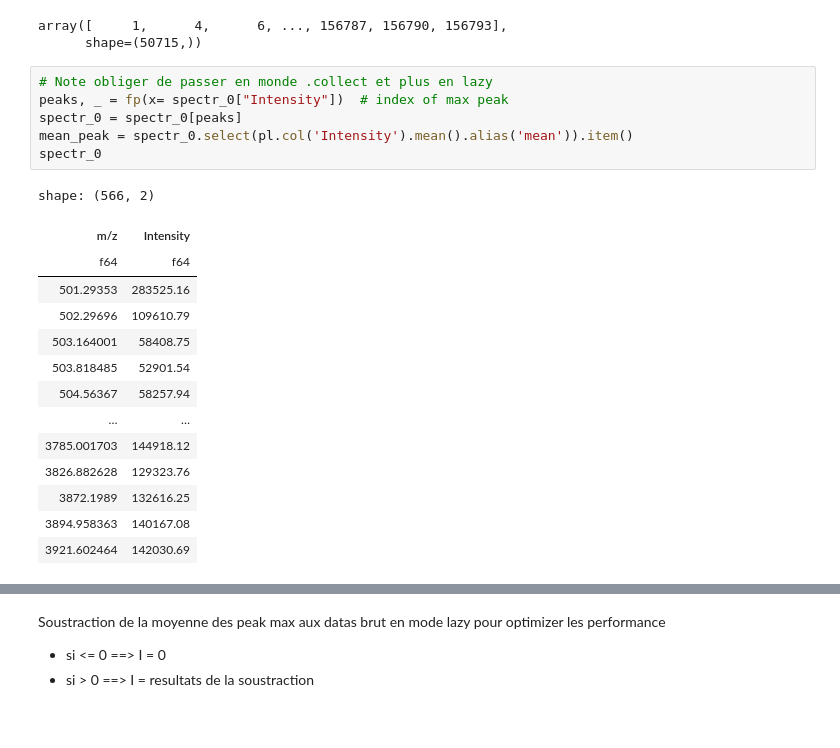
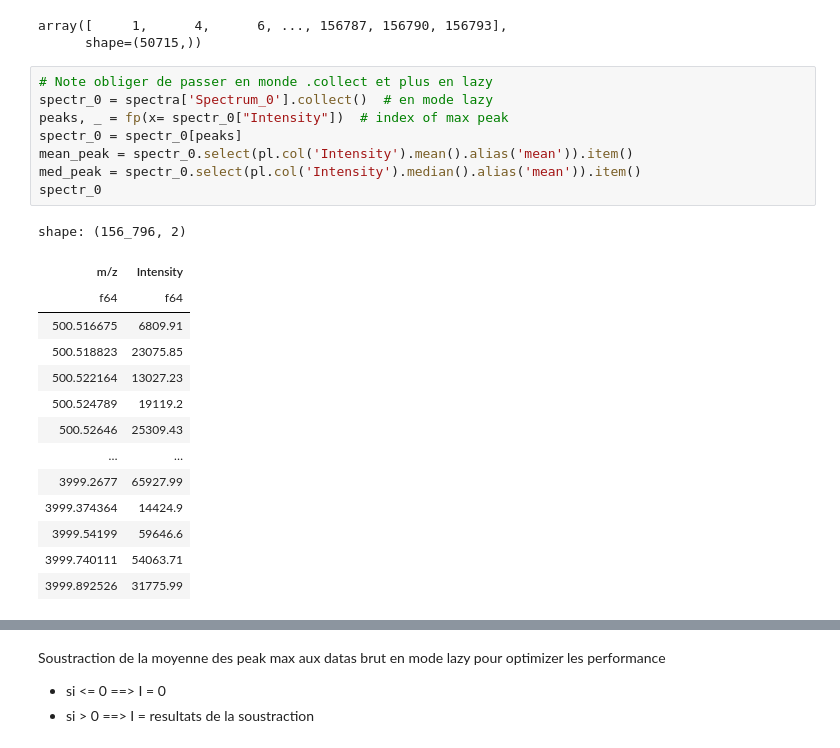
Before and after one commit to Protactinium92/SugarMALDI, a Jupyter notebook: src/spectre.ipynb, the cells around one changed output, grey strips where cells are left out. Cells and saved outputs as stored; diff of their text form.

```diff
--- a/src/spectre.ipynb
+++ b/src/spectre.ipynb
@@ -106,23 +106,25 @@ array([     1,      4,      6, ..., 156787, 156790, 156793],
       shape=(50715,))
 # %%
 # Note obliger de passer en monde .collect et plus en lazy
+spectr_0 = spectra['Spectrum_0'].collect()  # en mode lazy
 peaks, _ = fp(x= spectr_0["Intensity"])  # index of max peak
 spectr_0 = spectr_0[peaks]
 mean_peak = spectr_0.select(pl.col('Intensity').mean().alias('mean')).item()
+med_peak = spectr_0.select(pl.col('Intensity').median().alias('mean')).item()
 spectr_0
 # %% [output]
-shape: (566, 2)
+shape: (156_796, 2)
 | m/z | Intensity |
 | f64 | f64 |
-| 501.29353 | 283525.16 |
-| 502.29696 | 109610.79 |
-| 503.164001 | 58408.75 |
-| 503.818485 | 52901.54 |
-| 504.56367 | 58257.94 |
+| 500.516675 | 6809.91 |
+| 500.518823 | 23075.85 |
+| 500.522164 | 13027.23 |
+| 500.524789 | 19119.2 |
+| 500.52646 | 25309.43 |
 | … | … |
-| 3785.001703 | 144918.12 |
-| 3826.882628 | 129323.76 |
-| 3872.1989 | 132616.25 |
-| 3894.958363 | 140167.08 |
-| 3921.602464 | 142030.69 |
+| 3999.2677 | 65927.99 |
+| 3999.374364 | 14424.9 |
+| 3999.54199 | 59646.6 |
+| 3999.740111 | 54063.71 |
+| 3999.892526 | 31775.99 |
 # %%
```
Also changed, not shown: parts of 10 cells of this notebook.
